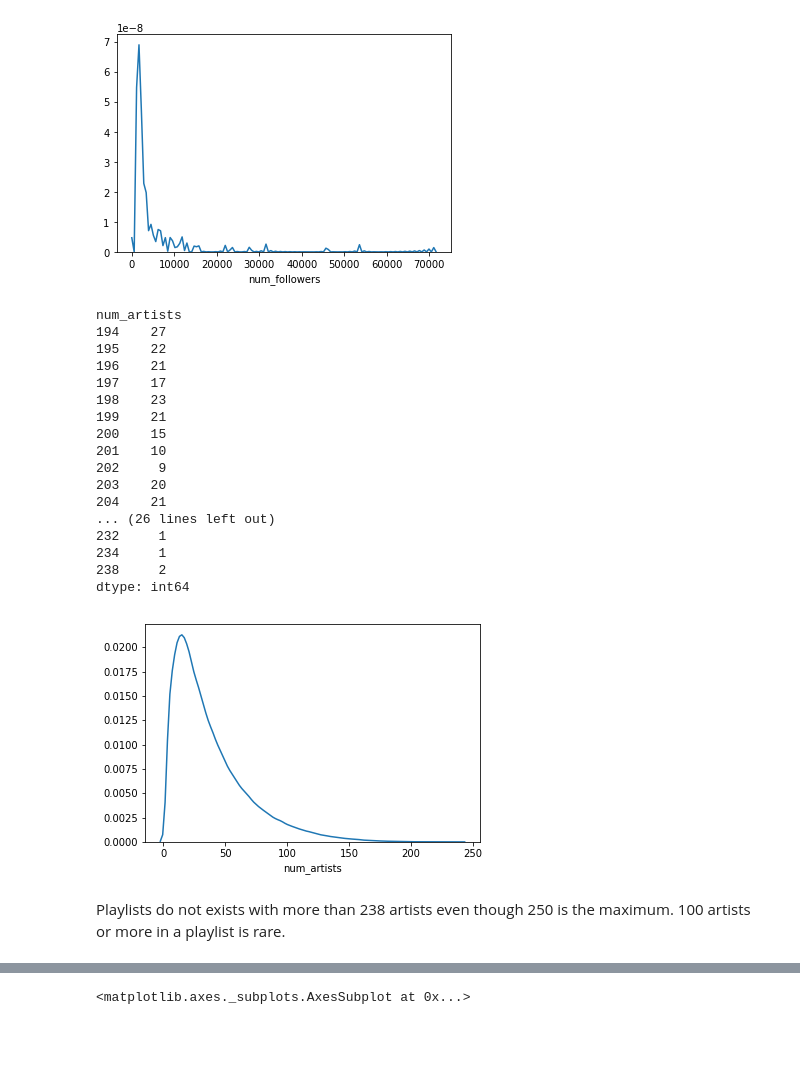
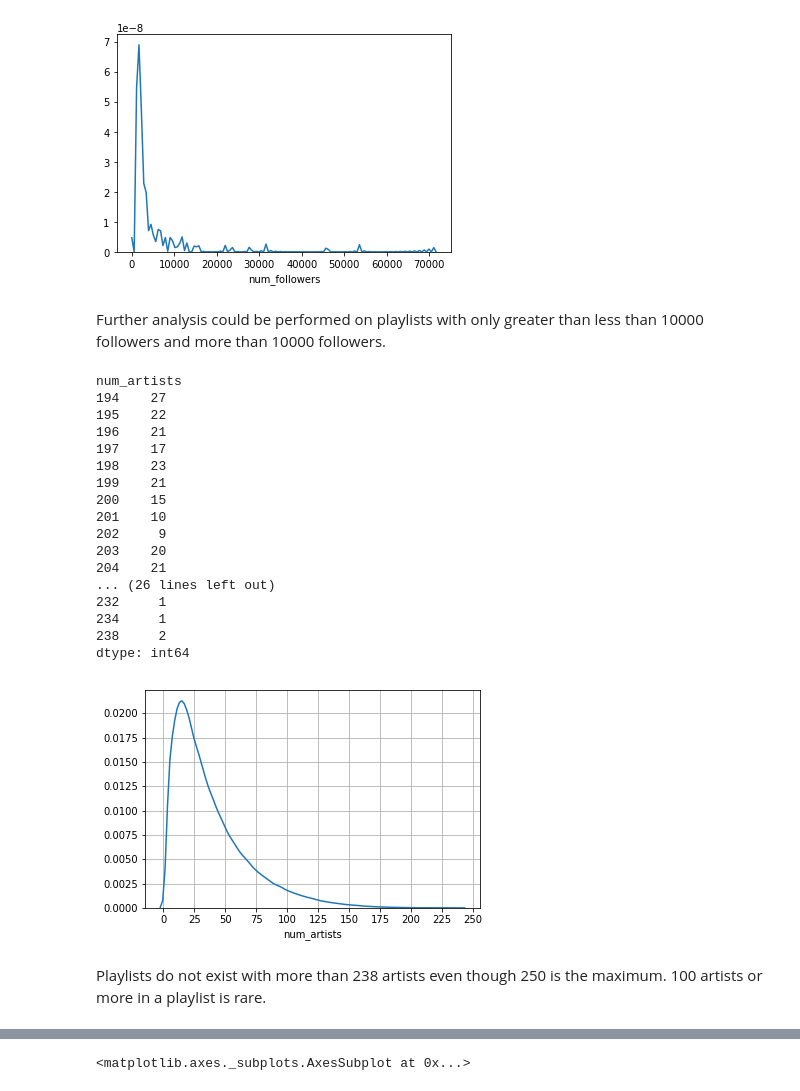
Before and after one commit to adamkhazi/one-million-playlists, a Jupyter notebook: exploration/basic.ipynb, the cells around one changed output, grey strips where cells are left out. Cells and saved outputs as stored; diff of their text form; code cells hidden in the pictures; blank space fills up the shorter version.

Commit message:
some analysis

```diff
--- a/exploration/basic.ipynb
+++ b/exploration/basic.ipynb
@@ -115,28 +115,32 @@ sns.distplot(playlistDataDF['num_followers'], hist=False)
 # %% [output]
 <matplotlib.axes._subplots.AxesSubplot at 0x...>
 [figure]
+# %% [markdown]
+Further analysis could be performed on playlists with only greater than less than 10000 followers and more than 10000 followers.
 # %%
+plt.xticks(np.arange(0, 251, 25))
+plt.grid()
 sns.distplot(playlistDataDF['num_artists'], hist=False)
 playlistDataDF.groupby(['num_artists']).size().tail(40)
 # %% [output]
 num_artists
 194    27
 195    22
 196    21
 197    17
 198    23
 199    21
 200    15
 201    10
 202     9
 203    20
 204    21
 ... (26 lines left out)
 232     1
 234     1
 238     2
 dtype: int64
-[figure, old version]
+[figure, new version]
 # %% [markdown]
-Playlists do not exists with more than 238 artists even though 250 is the maximum. 100 artists or more in a playlist is rare.
+Playlists do not exist with more than 238 artists even though 250 is the maximum. 100 artists or more in a playlist is rare.
 # %%
```
Also changed, not shown: parts of 10 cells of this notebook.
